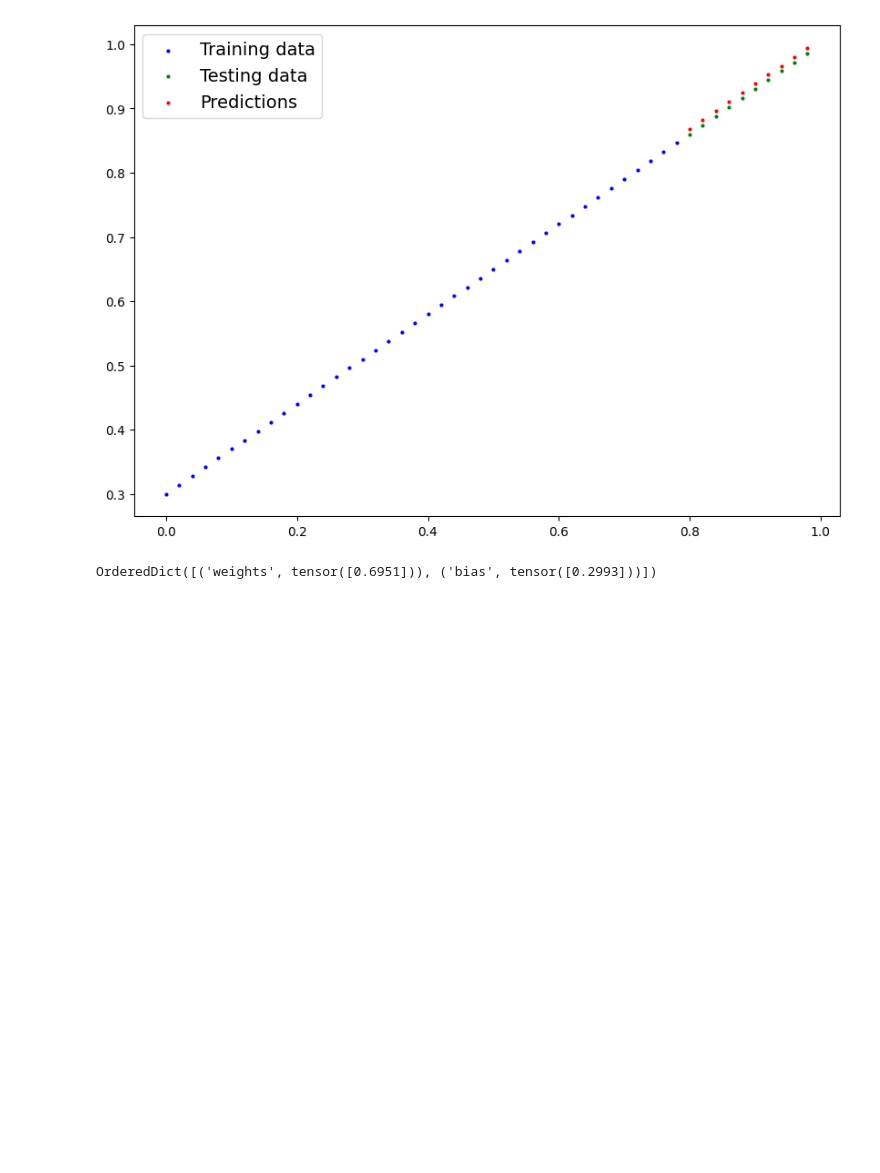
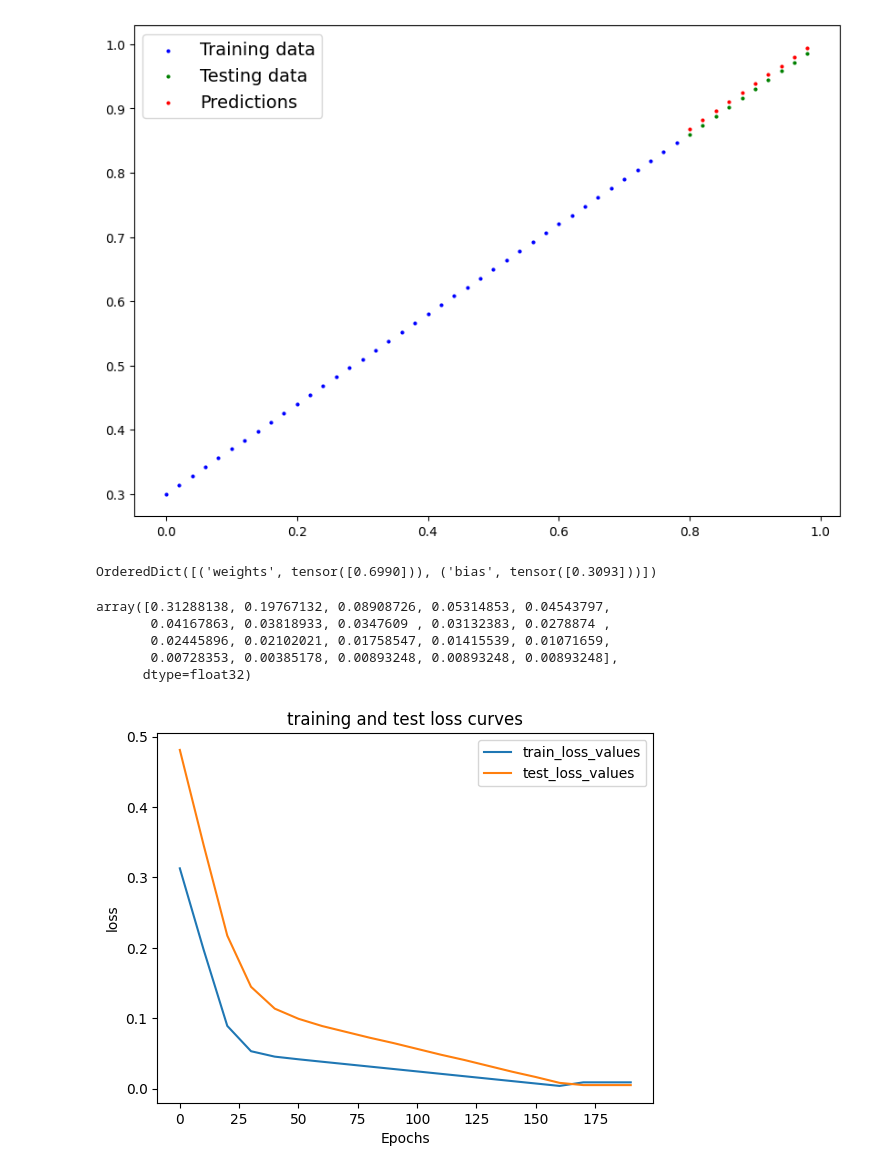
Before and after one commit to hyrintalion/deep_learning_pytorch, a Jupyter notebook: 01_PyTorch_Workflow_Fundamentals.ipynb, the cells around one changed output. Cells and saved outputs as stored; diff of their text form; code cells hidden in the pictures; blank space fills up the shorter version.

```diff
--- a/01_PyTorch_Workflow_Fundamentals.ipynb
+++ b/01_PyTorch_Workflow_Fundamentals.ipynb
@@ -352,8 +345,13 @@ Couple things we need in a training loop:
 5. Optimizer step - use the optimizer to adjust our model's parameters to try and improve the loss (**gradient descent**)
 # %%
 # an epoch is the one loop through the data
-epochs = 300
-# lr = 0.001
+epochs = 200
+
+#Tracking experiments
+epoch_count = []
+train_loss_values = []
+test_loss_values = []
+
 # 0. loop through the data
 test_loss = 100
 for epoch in range(epochs):
@@ -385,10 +383,13 @@ for epoch in range(epochs):
     with torch.inference_mode():
         test_pred = model_0(X_test)
 
-        if loss_fn(test_pred, y_test) >= test_loss:
-            break;
+        # if loss_fn(test_pred, y_test) >= test_loss:
+        #     break;
         test_loss = loss_fn(test_pred, y_test)
 
     if epoch % 10 ==0:
+        epoch_count.append(epoch)
+        train_loss_values.append(loss)
+        test_loss_values.append(test_loss)
         print(f"Epoch: {epoch} | Loss: {loss} | Test loss: {test_loss}")
 # %% [output]
@@ -401,4 +421,24 @@ plot_predictions(predictions=y_pred.detach())
 # %%
 model_0.state_dict()
 # %% [output]
-OrderedDict([('weights', tensor([0.6951])), ('bias', tensor([0.2993]))])
+OrderedDict([('weights', tensor([0.6990])), ('bias', tensor([0.3093]))])
+# %%
+import numpy as np
+np.array(torch.tensor(train_loss_values).cpu().numpy())
+# %% [output]
+array([0.31288138, 0.19767132, 0.08908726, 0.05314853, 0.04543797,
+       0.04167863, 0.03818933, 0.0347609 , 0.03132383, 0.0278874 ,
+       0.02445896, 0.02102021, 0.01758547, 0.01415539, 0.01071659,
+       0.00728353, 0.00385178, 0.00893248, 0.00893248, 0.00893248],
+      dtype=float32)
+# %%
+# plot the loss curves
+
+plt.plot(epoch_count, np.array(torch.tensor(train_loss_values).cpu().numpy()), label="train_loss_values")
+plt.plot(epoch_count, np.array(torch.tensor(test_loss_values).cpu().numpy()), label="test_loss_values")
+plt.title("training and test loss curves")
+plt.ylabel("loss")
+plt.xlabel("Epochs")
+plt.legend();
+# %% [output]
+[figure, added]
```
Also changed, not shown: parts of 2 cells of this notebook.
